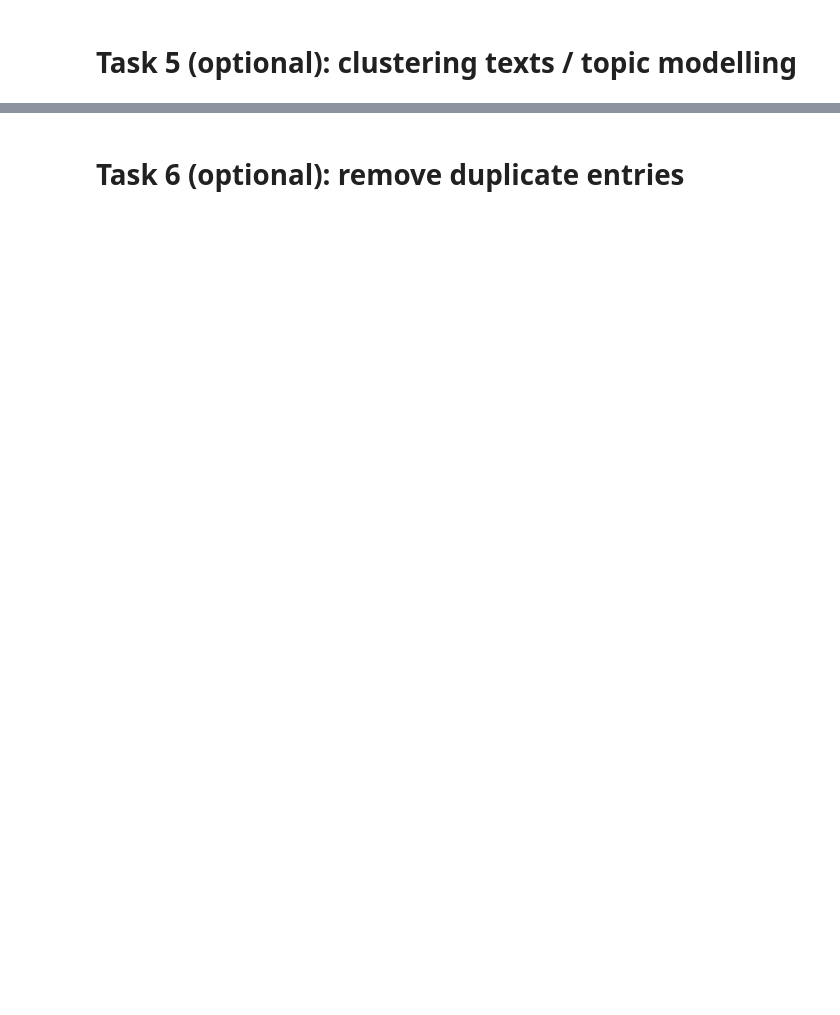
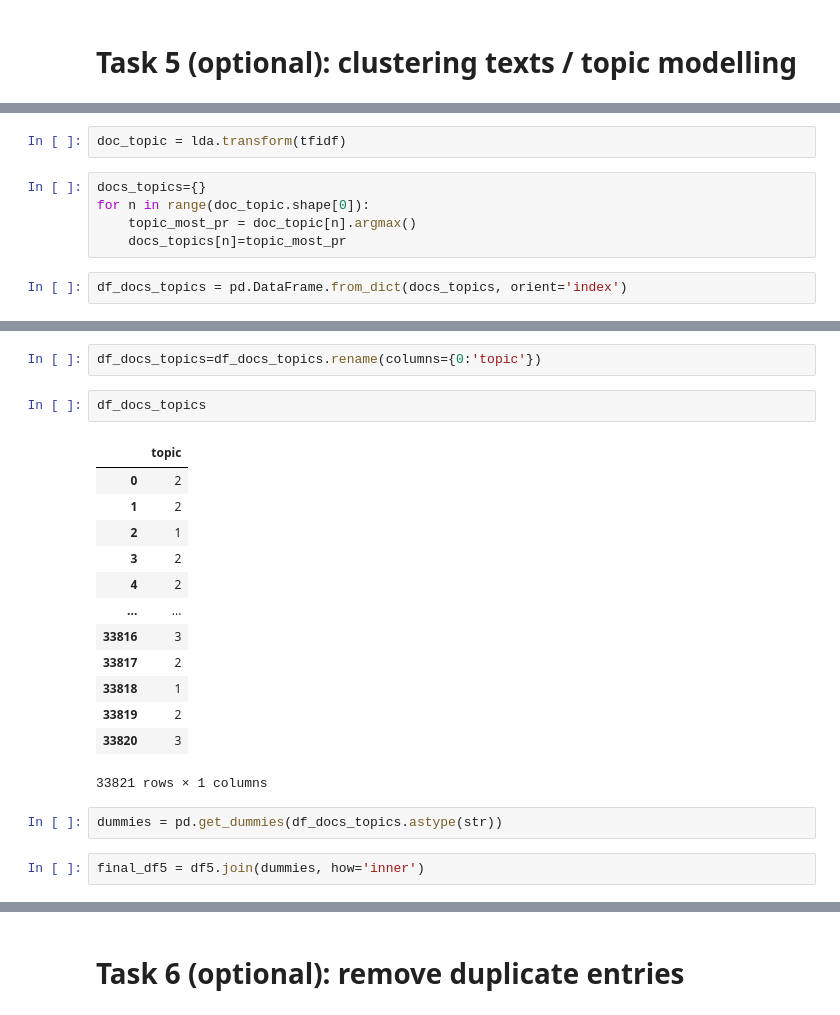
Before and after one commit to bertagrim/grenoble4research, a Jupyter notebook: grenoble4research_final.ipynb, the cells around one changed output, grey strips where cells are left out. Drawn from its saved outputs; the diff is of its cells as text; blank space fills up the shorter version.

```diff
--- a/grenoble4research_final.ipynb
+++ b/grenoble4research_final.ipynb
@@ -1232,0 +1341,9 @@ print(least_frequent(clean_dis))
+# %%
+doc_topic = lda.transform(tfidf)
+# %%
+docs_topics={}
+for n in range(doc_topic.shape[0]):
+    topic_most_pr = doc_topic[n].argmax()
+    docs_topics[n]=topic_most_pr
+# %%
+df_docs_topics = pd.DataFrame.from_dict(docs_topics, orient='index')
@@ -1232,0 +1361,22 @@ print(least_frequent(clean_dis))
+# %%
+df_docs_topics=df_docs_topics.rename(columns={0:'topic'})
+# %%
+df_docs_topics
+# %% [output]
+|  | topic |
+| 0 | 2 |
+| 1 | 2 |
+| 2 | 1 |
+| 3 | 2 |
+| 4 | 2 |
+| ... | ... |
+| 33816 | 3 |
+| 33817 | 2 |
+| 33818 | 1 |
+| 33819 | 2 |
+| 33820 | 3 |
+33821 rows × 1 columns
+# %%
+dummies = pd.get_dummies(df_docs_topics.astype(str))
+# %%
+final_df5 = df5.join(dummies, how='inner')
```
Also changed, not shown: parts of 37 cells of this notebook, 1 other file.
